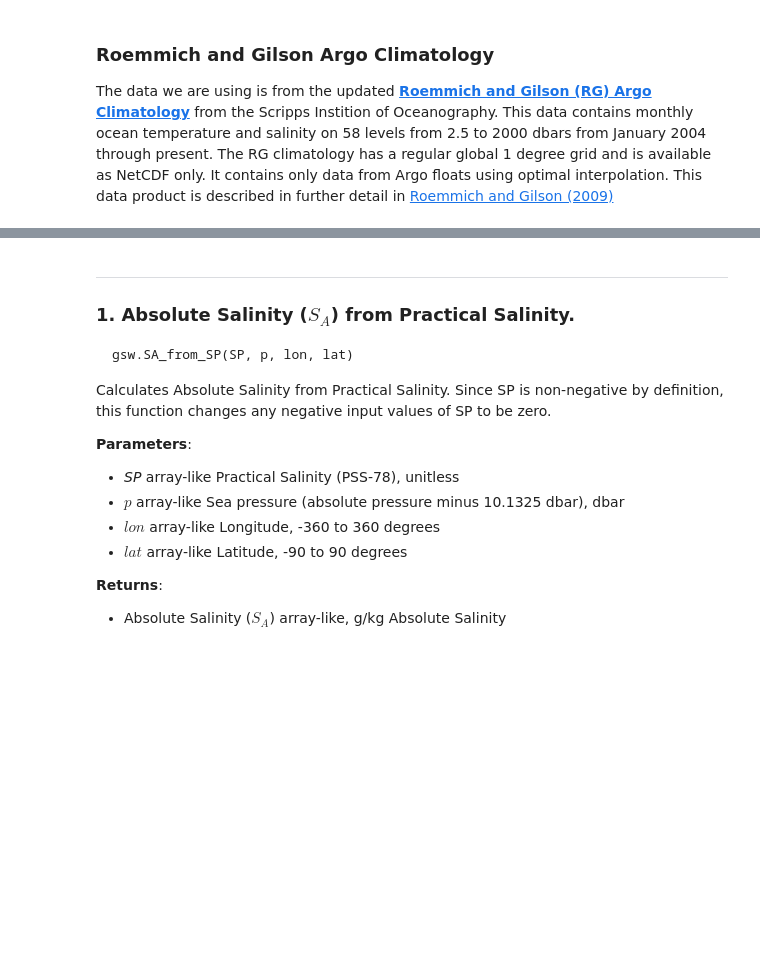
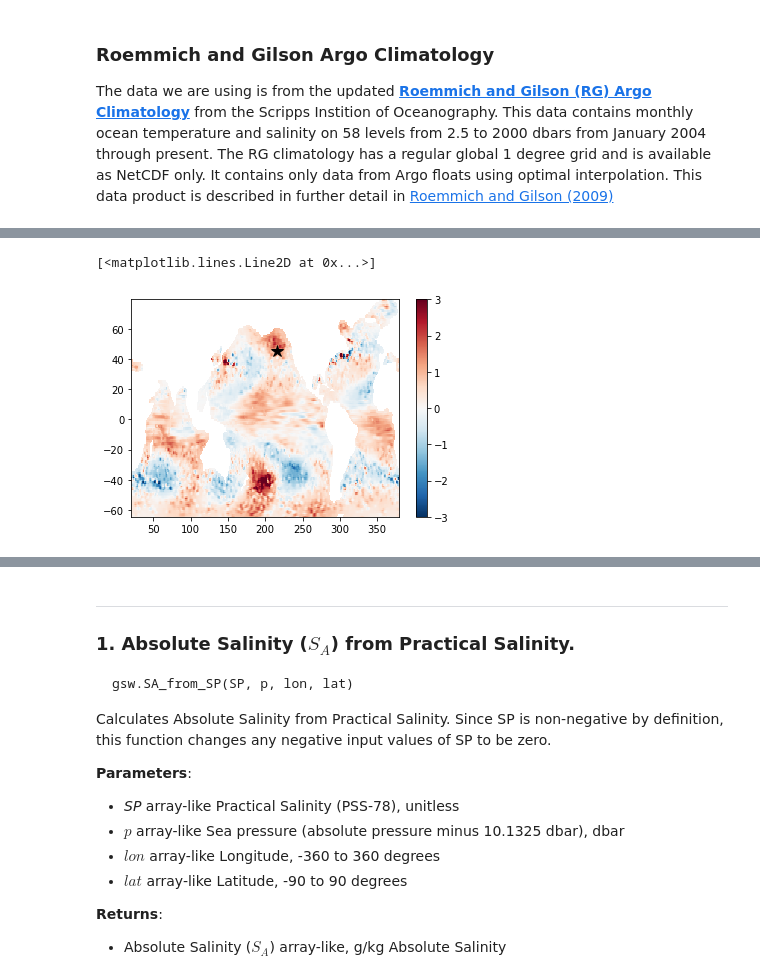
Before and after one commit to hscannell/mhw-2020, a Jupyter notebook: 01_gsw_tools.ipynb, the cells around one changed output, grey strips where cells are left out. Drawn from its saved outputs; the diff is of its cells as text; code cells hidden in the pictures; blank space fills up the shorter version.

Commit message:
added preprocessing and plots

```diff
--- a/01_gsw_tools.ipynb
+++ b/01_gsw_tools.ipynb
@@ -134,6 +41,0 @@ Attributes: (0)
-# %%
-argo_anom = np.empty((ds.ARGO_TEMPERATURE_ANOMALY.shape[0], ds.ARGO_TEMPERATURE_ANOMALY.shape[1], ds.ARGO_TEMPERATURE_ANOMALY.shape[2], ds.ARGO_TEMPERATURE_ANOMALY.shape[3]))
-argo_anom[:] = np.nan
-for i in enumerate(climatology.month.values):
-    I = np.where(ds.TIME.dt.month == i[1])[0]
-    argo_anom[I] = argo_tot[I,:,:,:] - climatology[i[0],:,:,:]
@@ -205,0 +42,26 @@ ValueError: too many values to unpack (expected 2)
+# %%
+def monthly_anomaly_noseason(time, t_anom, t_mean, s_anom, s_mean):
+    t_tot = t_anom + t_mean
+    s_tot = s_anom + s_mean
+
+    t_clim = t_tot.groupby('TIME.month').mean()
+    s_clim = s_tot.groupby('TIME.month').mean()
+
+    t_anom_noseason = np.empty(t_tot.shape)
+    t_anom_noseason[:] = np.nan
+    for i in enumerate(t_clim.month.values):
+        I = np.where(time.dt.month == i[1])[0]
+        t_anom_noseason[I,:,:,:] = t_tot[I,:,:,:] - t_clim[i[0],:,:,:]
+    t_anom_noseason = xr.DataArray(t_anom_noseason, dims=t_tot.dims, coords=t_tot.coords)
+
+    s_anom_noseason = np.empty(s_tot.shape)
+    s_anom_noseason[:] = np.nan
+    for i in enumerate(s_clim.month.values):
+        I = np.where(time.dt.month == i[1])[0]
+        s_anom_noseason[I] = s_tot[I,:,:,:] - s_clim[i[0],:,:,:]
+    s_anom_noseason = xr.DataArray(s_anom_noseason, dims=s_tot.dims, coords=s_tot.coords)
+
+    return t_tot, s_tot, t_anom_noseason, s_anom_noseason
+# %%
+%%time
+t_tot, s_tot, t_anom_noseason, s_anom_noseason = monthly_anomaly_noseason(ds.TIME, ds.ARGO_TEMPERATURE_ANOMALY, ds.ARGO_TEMPERATURE_MEAN, ds.ARGO_SALINITY_ANOMALY, ds.ARGO_SALINITY_MEAN)
@@ -205,0 +71,7 @@ ValueError: too many values to unpack (expected 2)
+# %%
+blob1 = t_anom_noseason.sel(TIME='2019-12-01')
+plt.pcolormesh(blob1.LONGITUDE, blob1.LATITUDE, blob1[0,:,:], vmin=-3, vmax=3, cmap='RdBu_r'); plt.colorbar()
+plt.plot(215.5, 45.5,'k*',ms=12)
+# %% [output]
+[<matplotlib.lines.Line2D at 0x...>]
+[figure, added]
```
Also changed, not shown: parts of 22 cells of this notebook, 3 other files.
